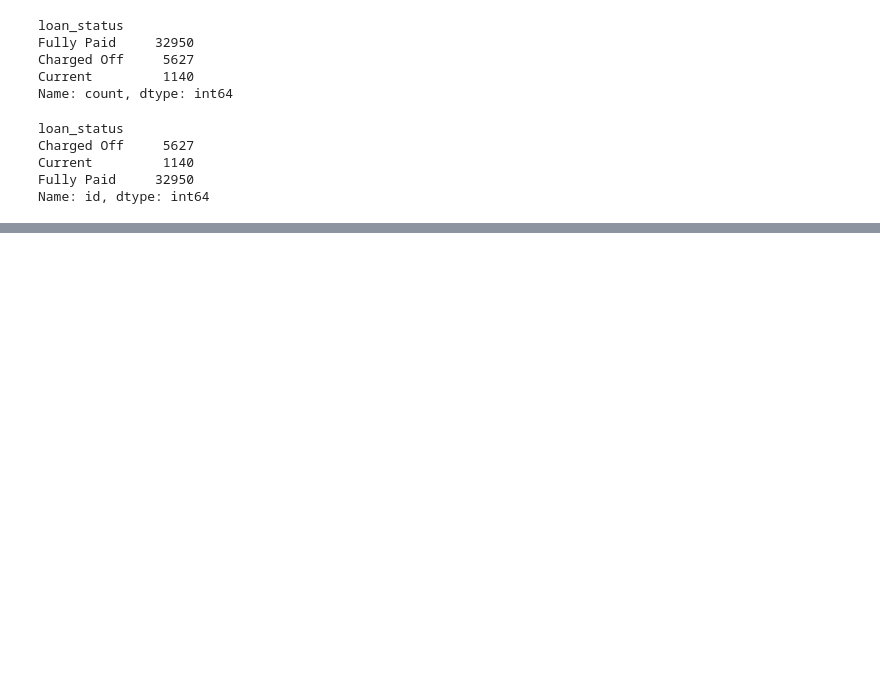
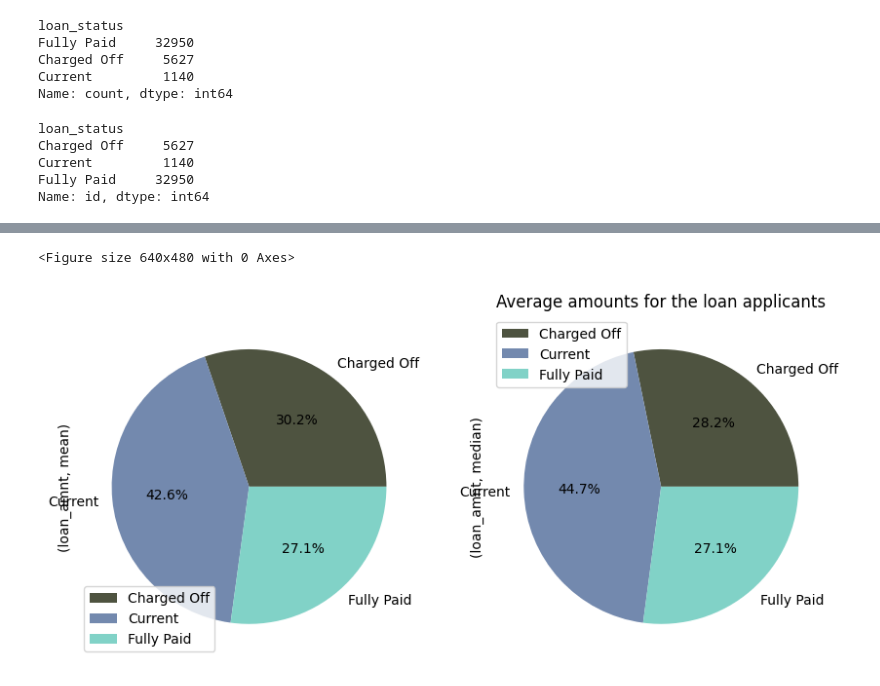
Before and after one commit to sophicist/StudentsWork-Lessons-, a Jupyter notebook: Akeem/lesson6.ipynb, the cells around one changed output, grey strips where cells are left out. Cells and saved outputs as stored; diff of their text form; code cells hidden in the pictures; blank space fills up the shorter version.

```diff
--- a/Akeem/lesson6.ipynb
+++ b/Akeem/lesson6.ipynb
@@ -140,0 +151,21 @@ dt.groupby('loan_status').agg(mode)
+# %%
+# what was the average loan per loan status
+import matplotlib.pyplot as plt
+y = dt.groupby('loan_status')[['loan_amnt',"InterestRatesClean","annual_inc"]].agg(["mean","median"])
+
+col = ["#4E5340","#7389AE","#81D2C7"]
+plt.figure()
+dt.groupby('loan_status')[['loan_amnt']]\
+    .agg(["mean","median"])\
+    .plot(kind = "pie",subplots=True,autopct='%1.1f%%',figsize = (10,10),colors = col)
+plt.title("Average amounts for the loan applicants")
+plt.show()
+#y.plot(kind = "bar",subplots = True)
+
+#y.reset_index().reset_index()
+# what was average annual salary per loan status
+# what was the average interest rate per loan status
+# what was the loan purpose for each loan status
+# %% [output]
+<Figure size 640x480 with 0 Axes>
+[figure, added]
```
Also changed, not shown: parts of 7 cells of this notebook, 2 other files.
